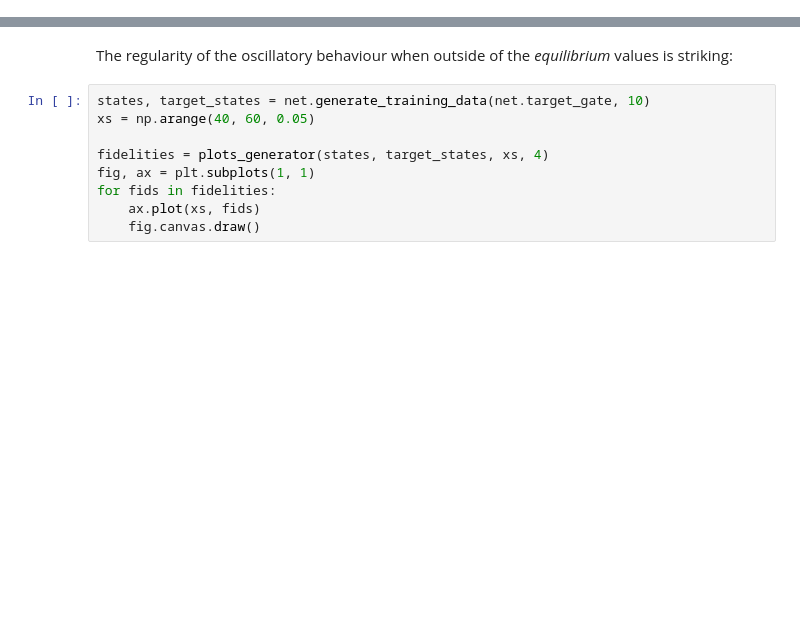
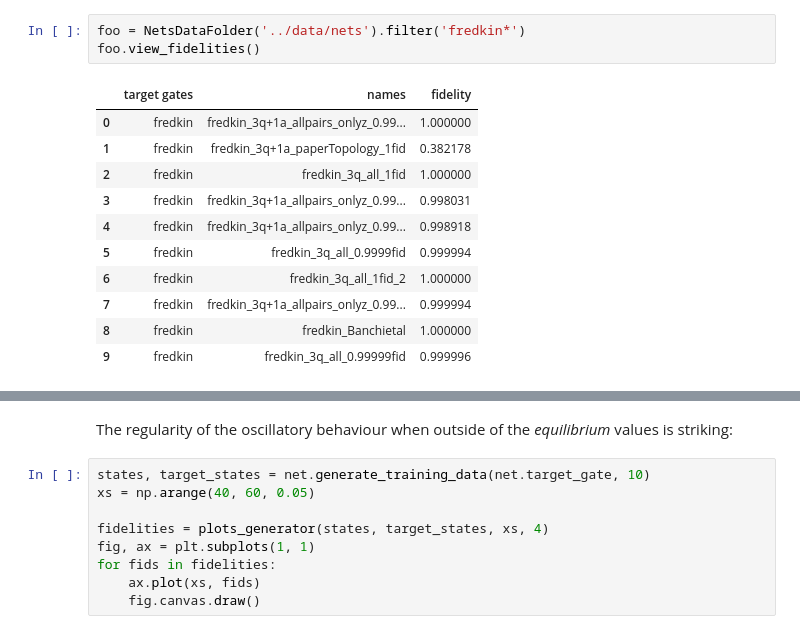
Before and after one commit to lucainnocenti/quantum-gate-learning-1803.07119, a Jupyter notebook: notebooks/study_fidelities_per_state_vs_Js.ipynb, the cells around one changed output, grey strips where cells are left out. Saved outputs shown, nothing was run; the diff lists cells and outputs as text; blank space fills up the shorter version.

```diff
--- a/notebooks/study_fidelities_per_state_vs_Js.ipynb
+++ b/notebooks/study_fidelities_per_state_vs_Js.ipynb
@@ -77,0 +63,15 @@ plots_generator = nat.fidelity_vs_J(net)
+# %%
+foo = NetsDataFolder('../data/nets').filter('fredkin*')
+foo.view_fidelities()
+# %% [output]
+|  | target gates | names | fidelity |
+| 0 | fredkin | fredkin_3q+1a_allpairs_onlyz_0.99... | 1.000000 |
+| 1 | fredkin | fredkin_3q+1a_paperTopology_1fid | 0.382178 |
+| 2 | fredkin | fredkin_3q_all_1fid | 1.000000 |
+| 3 | fredkin | fredkin_3q+1a_allpairs_onlyz_0.99... | 0.998031 |
+| 4 | fredkin | fredkin_3q+1a_allpairs_onlyz_0.99... | 0.998918 |
+| 5 | fredkin | fredkin_3q_all_0.9999fid | 0.999994 |
+| 6 | fredkin | fredkin_3q_all_1fid_2 | 1.000000 |
+| 7 | fredkin | fredkin_3q+1a_allpairs_onlyz_0.99... | 0.999994 |
+| 8 | fredkin | fredkin_Banchietal | 1.000000 |
+| 9 | fredkin | fredkin_3q_all_0.99999fid | 0.999996 |
```
Also changed, not shown: parts of 12 cells of this notebook, 6 other files.
